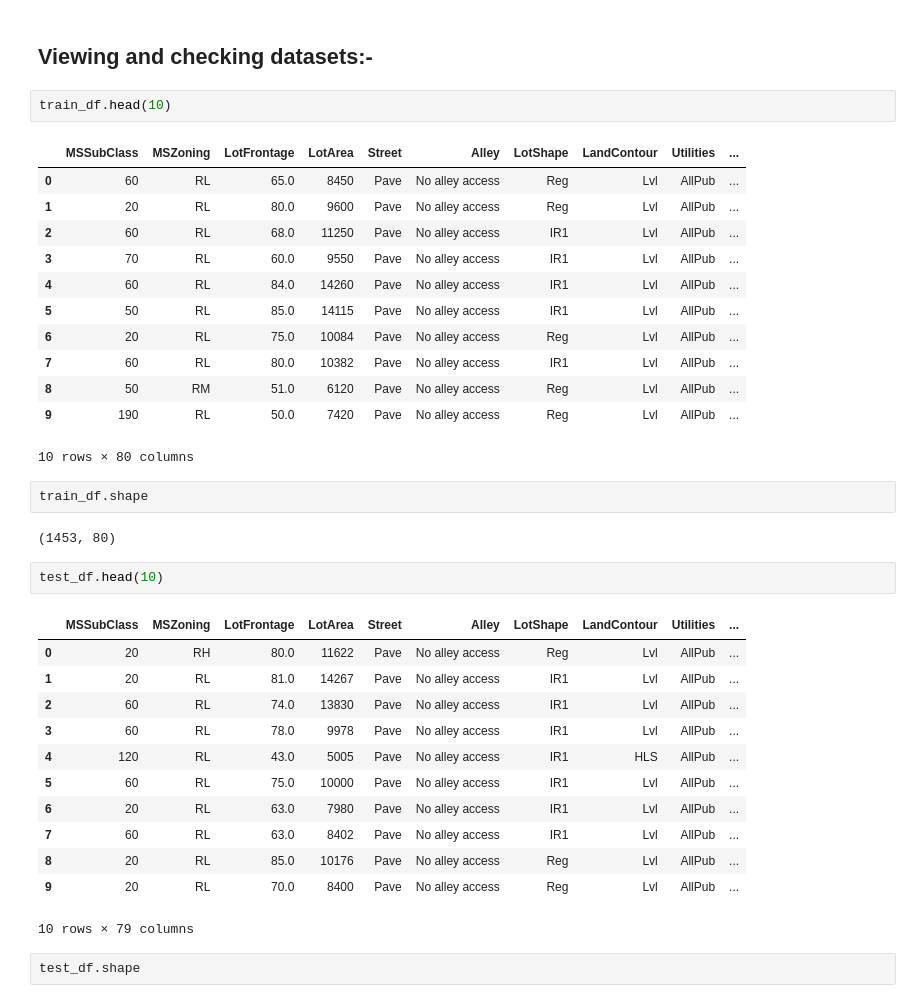
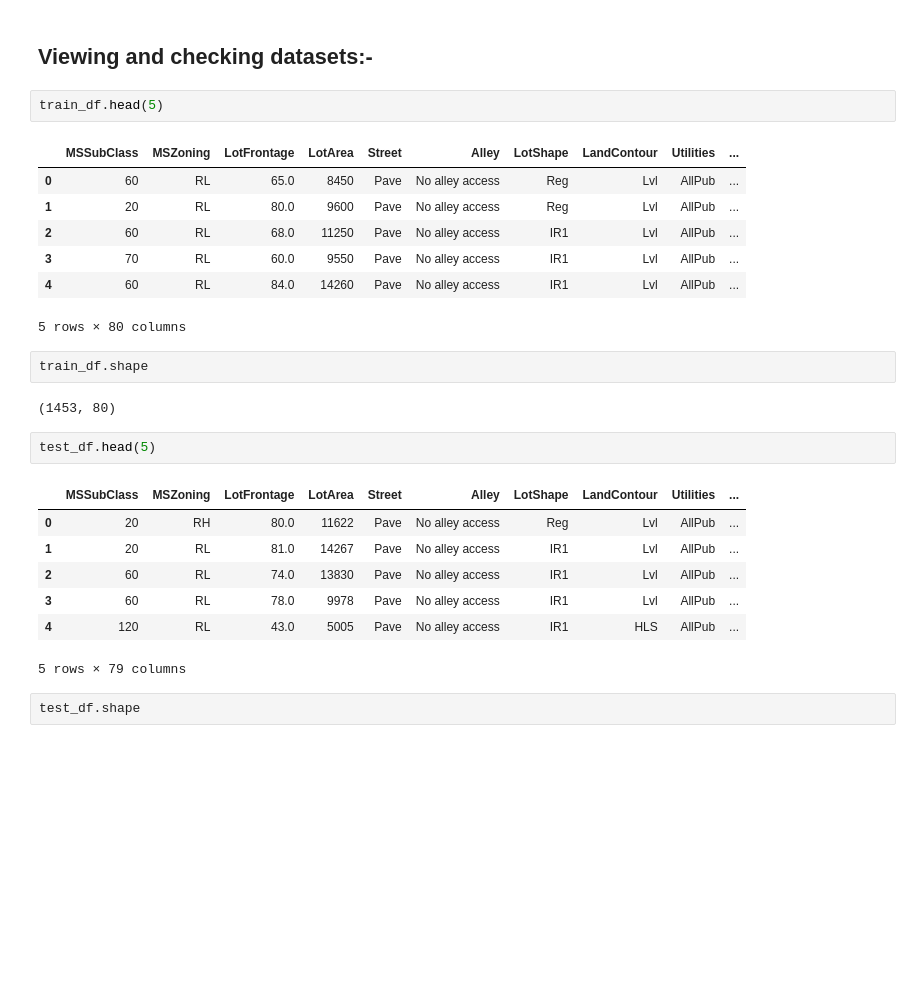
Before and after one commit to suhitasva/ML_Project, a Jupyter notebook: LR_models.ipynb, the cells around one changed output. Drawn from its saved outputs; the diff is of its cells as text; blank space fills up the shorter version.

```diff
--- a/LR_models.ipynb
+++ b/LR_models.ipynb
@@ -16,26 +17,21 @@ test_df = pd.read_csv("clean_test.csv",index_col=0)
 # %% [markdown]
 ## Viewing and checking datasets:-
 # %%
-train_df.head(10)
+train_df.head(5)
 # %% [output]
 |  | MSSubClass | MSZoning | LotFrontage | LotArea | Street | Alley | LotShape | LandContour | Utilities | ... |
 | 0 | 60 | RL | 65.0 | 8450 | Pave | No alley access | Reg | Lvl | AllPub | ... |
 | 1 | 20 | RL | 80.0 | 9600 | Pave | No alley access | Reg | Lvl | AllPub | ... |
 | 2 | 60 | RL | 68.0 | 11250 | Pave | No alley access | IR1 | Lvl | AllPub | ... |
 | 3 | 70 | RL | 60.0 | 9550 | Pave | No alley access | IR1 | Lvl | AllPub | ... |
 | 4 | 60 | RL | 84.0 | 14260 | Pave | No alley access | IR1 | Lvl | AllPub | ... |
-| 5 | 50 | RL | 85.0 | 14115 | Pave | No alley access | IR1 | Lvl | AllPub | ... |
-| 6 | 20 | RL | 75.0 | 10084 | Pave | No alley access | Reg | Lvl | AllPub | ... |
-| 7 | 60 | RL | 80.0 | 10382 | Pave | No alley access | IR1 | Lvl | AllPub | ... |
-| 8 | 50 | RM | 51.0 | 6120 | Pave | No alley access | Reg | Lvl | AllPub | ... |
-| 9 | 190 | RL | 50.0 | 7420 | Pave | No alley access | Reg | Lvl | AllPub | ... |
-10 rows × 80 columns
+5 rows × 80 columns
 # %%
 train_df.shape
 # %% [output]
 (1453, 80)
 # %%
-test_df.head(10)
+test_df.head(5)
 # %% [output]
 |  | MSSubClass | MSZoning | LotFrontage | LotArea | Street | Alley | LotShape | LandContour | Utilities | ... |
 | 0 | 20 | RH | 80.0 | 11622 | Pave | No alley access | Reg | Lvl | AllPub | ... |
@@ -43,12 +39,7 @@ test_df.head(10)
 | 2 | 60 | RL | 74.0 | 13830 | Pave | No alley access | IR1 | Lvl | AllPub | ... |
 | 3 | 60 | RL | 78.0 | 9978 | Pave | No alley access | IR1 | Lvl | AllPub | ... |
 | 4 | 120 | RL | 43.0 | 5005 | Pave | No alley access | IR1 | HLS | AllPub | ... |
-| 5 | 60 | RL | 75.0 | 10000 | Pave | No alley access | IR1 | Lvl | AllPub | ... |
-| 6 | 20 | RL | 63.0 | 7980 | Pave | No alley access | IR1 | Lvl | AllPub | ... |
-| 7 | 60 | RL | 63.0 | 8402 | Pave | No alley access | IR1 | Lvl | AllPub | ... |
-| 8 | 20 | RL | 85.0 | 10176 | Pave | No alley access | Reg | Lvl | AllPub | ... |
-| 9 | 20 | RL | 70.0 | 8400 | Pave | No alley access | Reg | Lvl | AllPub | ... |
-10 rows × 79 columns
+5 rows × 79 columns
 # %%
 test_df.shape
 # %% [output]
```
Also changed, not shown: parts of 32 cells of this notebook.
